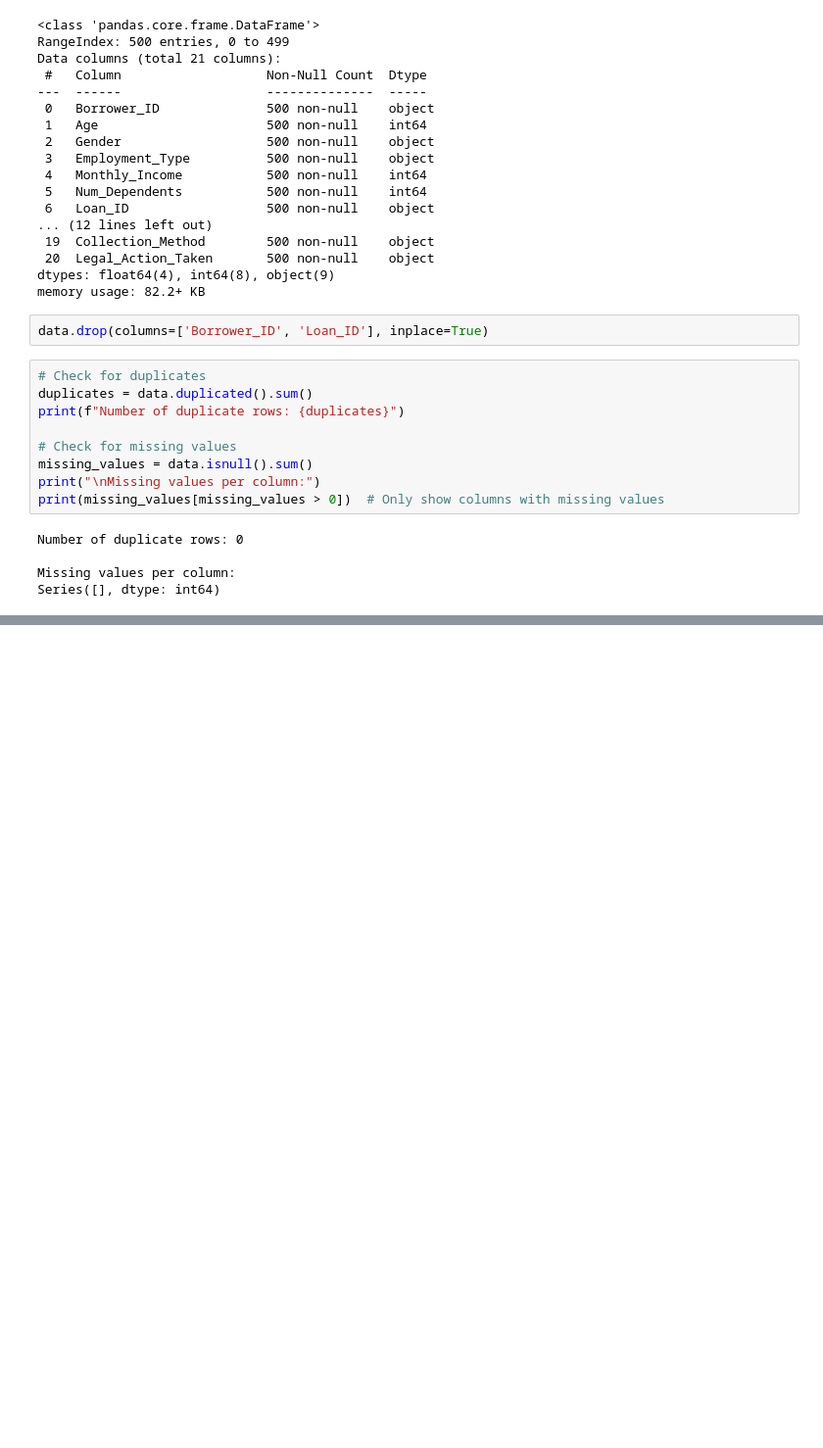
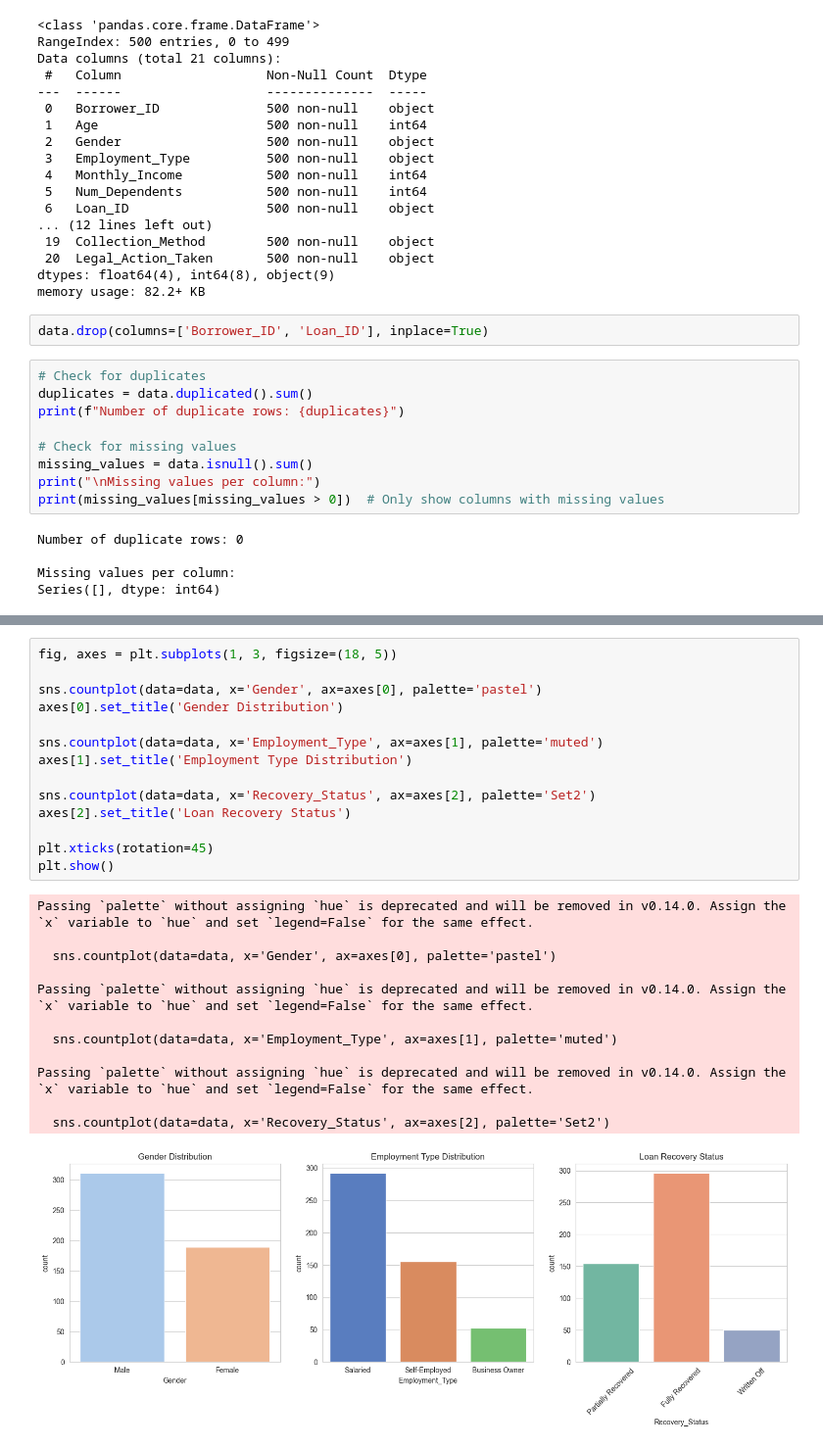
Before and after one commit to Cynthiachelangat/LoanRecovery, a Jupyter notebook: loan.ipynb, the cells around one changed output, grey strips where cells are left out. Shown: that part at 98% size. Cells and saved outputs as stored; diff of their text form; blank space fills up the shorter version.

```diff
--- a/loan.ipynb
+++ b/loan.ipynb
@@ -102,0 +201,27 @@ data.describe()
+# %%
+fig, axes = plt.subplots(1, 3, figsize=(18, 5))
+
+sns.countplot(data=data, x='Gender', ax=axes[0], palette='pastel')
+axes[0].set_title('Gender Distribution')
+
+sns.countplot(data=data, x='Employment_Type', ax=axes[1], palette='muted')
+axes[1].set_title('Employment Type Distribution')
+
+sns.countplot(data=data, x='Recovery_Status', ax=axes[2], palette='Set2')
+axes[2].set_title('Loan Recovery Status')
+
+plt.xticks(rotation=45)
+plt.show()
+# %% [output]
+Passing `palette` without assigning `hue` is deprecated and will be removed in v0.14.0. Assign the `x` variable to `hue` and set `legend=False` for the same effect.
+
+  sns.countplot(data=data, x='Gender', ax=axes[0], palette='pastel')
+
+Passing `palette` without assigning `hue` is deprecated and will be removed in v0.14.0. Assign the `x` variable to `hue` and set `legend=False` for the same effect.
+
+  sns.countplot(data=data, x='Employment_Type', ax=axes[1], palette='muted')
+
+Passing `palette` without assigning `hue` is deprecated and will be removed in v0.14.0. Assign the `x` variable to `hue` and set `legend=False` for the same effect.
+
+  sns.countplot(data=data, x='Recovery_Status', ax=axes[2], palette='Set2')
+[figure, added]
```
Also changed, not shown: parts of 2 cells of this notebook.
